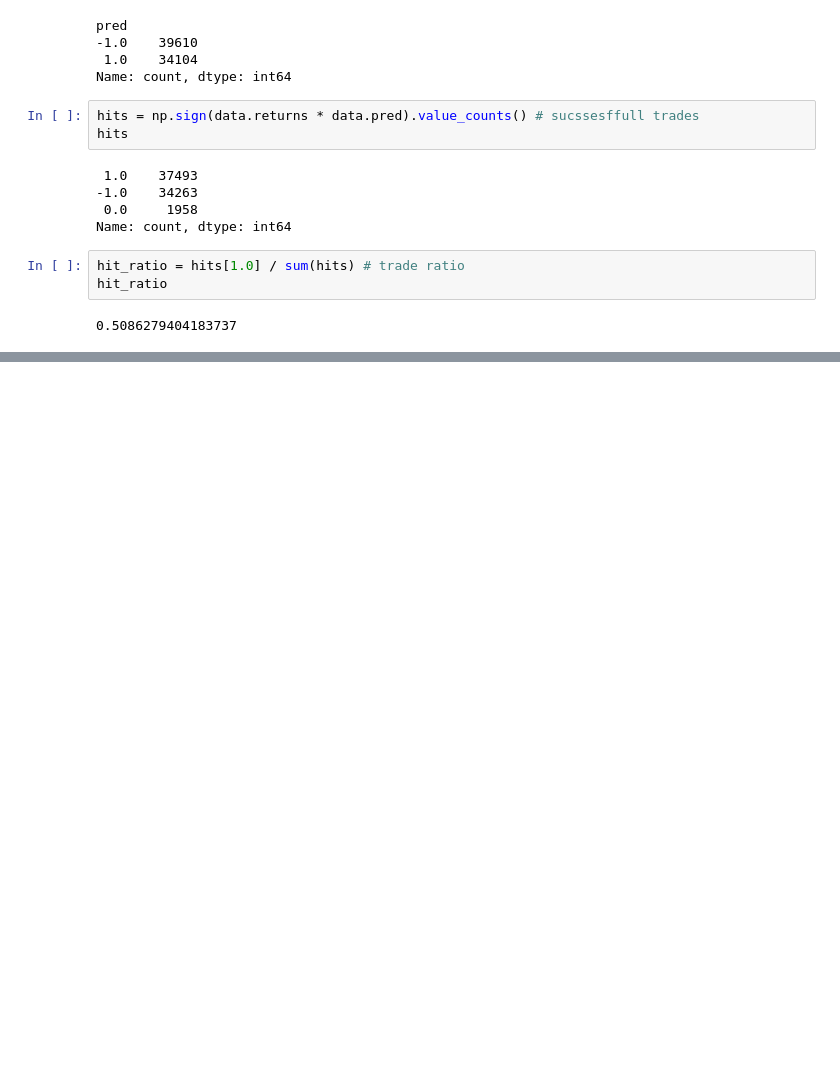
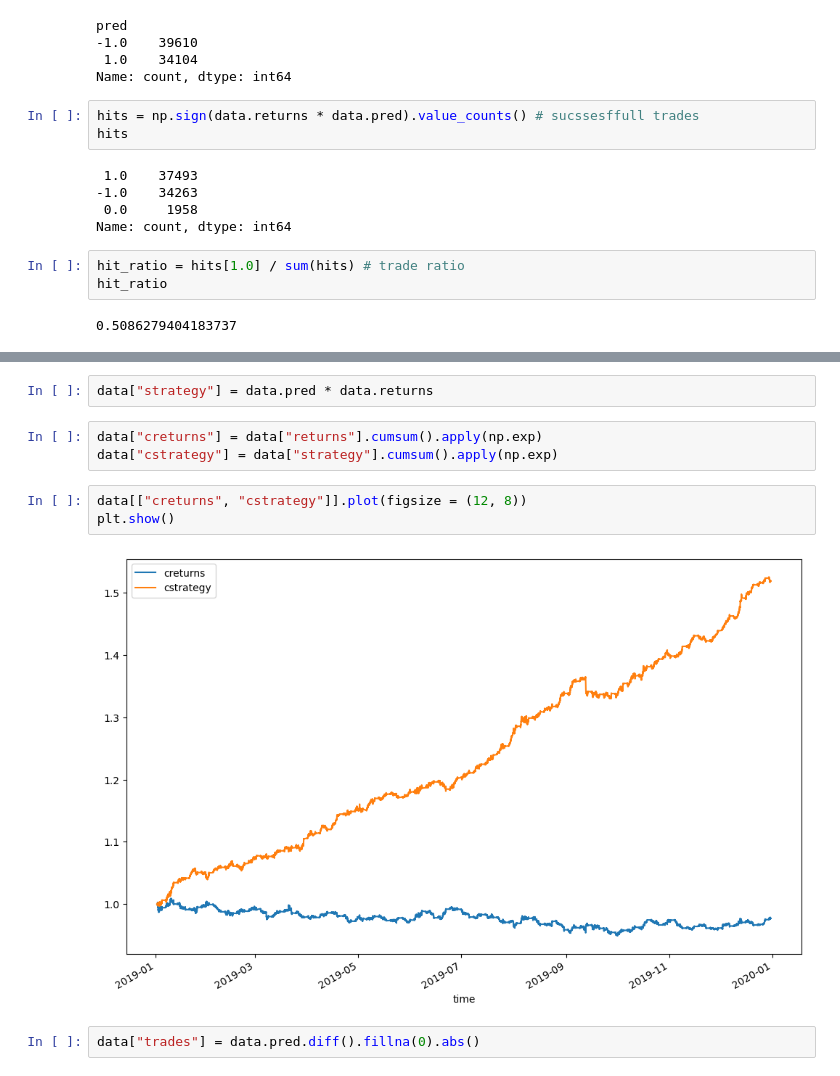
Before and after one commit to apasvenskas/Python-practice-with-financial-data, a Jupyter notebook: Testing/Linear_Regresion.ipynb, the cells around one changed output, grey strips where cells are left out. Saved outputs shown, nothing was run; the diff lists cells and outputs as text; blank space fills up the shorter version.

```diff
--- a/Testing/Linear_Regresion.ipynb
+++ b/Testing/Linear_Regresion.ipynb
@@ -279,0 +299,12 @@ hit_ratio
+# %%
+data["strategy"] = data.pred * data.returns
+# %%
+data["creturns"] = data["returns"].cumsum().apply(np.exp)
+data["cstrategy"] = data["strategy"].cumsum().apply(np.exp)
+# %%
+data[["creturns", "cstrategy"]].plot(figsize = (12, 8))
+plt.show()
+# %% [output]
+[figure, added]
+# %%
+data["trades"] = data.pred.diff().fillna(0).abs()
```
Also changed, not shown: parts of 24 cells of this notebook, 1 other file.
